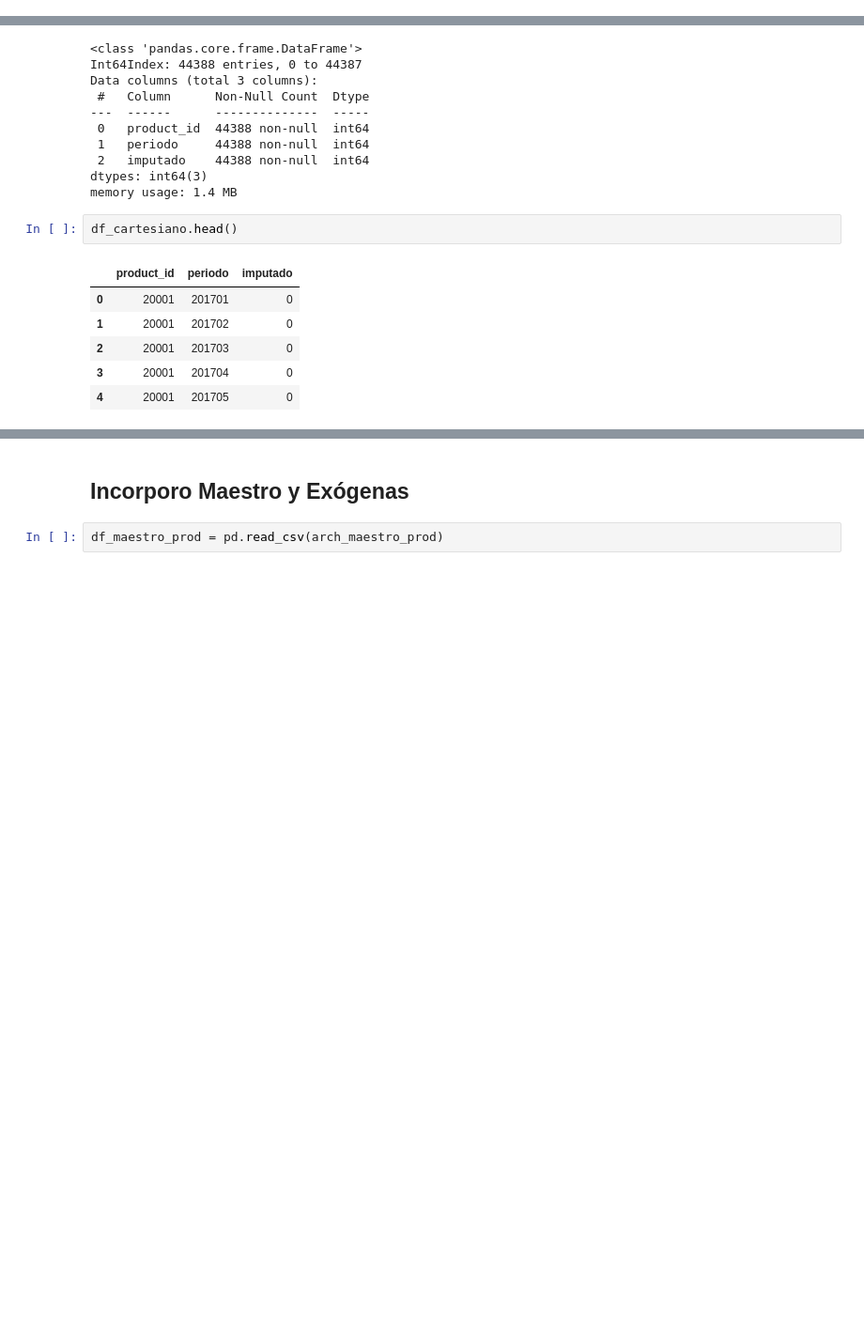
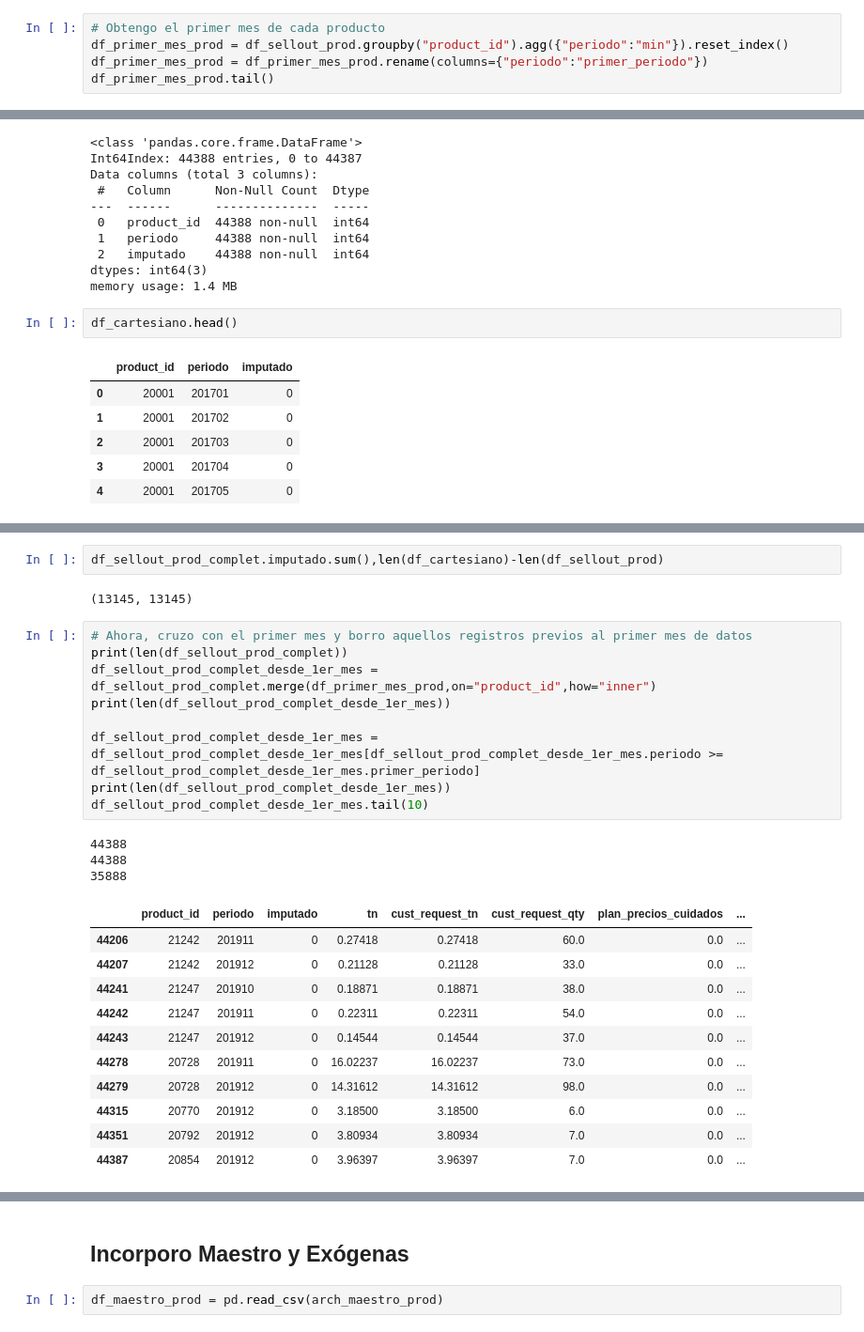
Before and after one commit to castrodiego/labo3_empresa3, a Jupyter notebook: code/01_b_creacion_dataset_prod_base.ipynb, the cells around one changed output, grey strips where cells are left out. Shown: that part at 94% size. Cells and saved outputs as stored; diff of their text form; blank space fills up the shorter version.

```diff
--- a/code/01_b_creacion_dataset_prod_base.ipynb
+++ b/code/01_b_creacion_dataset_prod_base.ipynb
@@ -144,3 +193,8 @@ len(df_sellout_prod),cant_productos*cant_periodos
 (31243, 44388)
 # %% [markdown]
 **--> no todos los productos están en todos los períodos**
+# %%
+# Obtengo el primer mes de cada producto
+df_primer_mes_prod = df_sellout_prod.groupby("product_id").agg({"periodo":"min"}).reset_index()
+df_primer_mes_prod = df_primer_mes_prod.rename(columns={"periodo":"primer_periodo"})
+df_primer_mes_prod.tail()
@@ -216,4 +277,32 @@ cust_request_tn          0
 cust_request_qty         0
 plan_precios_cuidados    0
 dtype: int64
+# %%
+df_sellout_prod_complet.imputado.sum(),len(df_cartesiano)-len(df_sellout_prod)
+# %% [output]
+(13145, 13145)
+# %%
+# Ahora, cruzo con el primer mes y borro aquellos registros previos al primer mes de datos
+print(len(df_sellout_prod_complet))
+df_sellout_prod_complet_desde_1er_mes = df_sellout_prod_complet.merge(df_primer_mes_prod,on="product_id",how="inner")
+print(len(df_sellout_prod_complet_desde_1er_mes))
+
+df_sellout_prod_complet_desde_1er_mes = df_sellout_prod_complet_desde_1er_mes[df_sellout_prod_complet_desde_1er_mes.periodo >= df_sellout_prod_complet_desde_1er_mes.primer_periodo]
+print(len(df_sellout_prod_complet_desde_1er_mes))
+df_sellout_prod_complet_desde_1er_mes.tail(10)
+# %% [output]
+44388
+44388
+35888
+|  | product_id | periodo | imputado | tn | cust_request_tn | cust_request_qty | plan_precios_cuidados | ... |
+| 44206 | 21242 | 201911 | 0 | 0.27418 | 0.27418 | 60.0 | 0.0 | ... |
+| 44207 | 21242 | 201912 | 0 | 0.21128 | 0.21128 | 33.0 | 0.0 | ... |
+| 44241 | 21247 | 201910 | 0 | 0.18871 | 0.18871 | 38.0 | 0.0 | ... |
+| 44242 | 21247 | 201911 | 0 | 0.22311 | 0.22311 | 54.0 | 0.0 | ... |
+| 44243 | 21247 | 201912 | 0 | 0.14544 | 0.14544 | 37.0 | 0.0 | ... |
+| 44278 | 20728 | 201911 | 0 | 16.02237 | 16.02237 | 73.0 | 0.0 | ... |
+| 44279 | 20728 | 201912 | 0 | 14.31612 | 14.31612 | 98.0 | 0.0 | ... |
+| 44315 | 20770 | 201912 | 0 | 3.18500 | 3.18500 | 6.0 | 0.0 | ... |
+| 44351 | 20792 | 201912 | 0 | 3.80934 | 3.80934 | 7.0 | 0.0 | ... |
+| 44387 | 20854 | 201912 | 0 | 3.96397 | 3.96397 | 7.0 | 0.0 | ... |
 # %%
```
Also changed, not shown: parts of 28 cells of this notebook, 12 other files.
